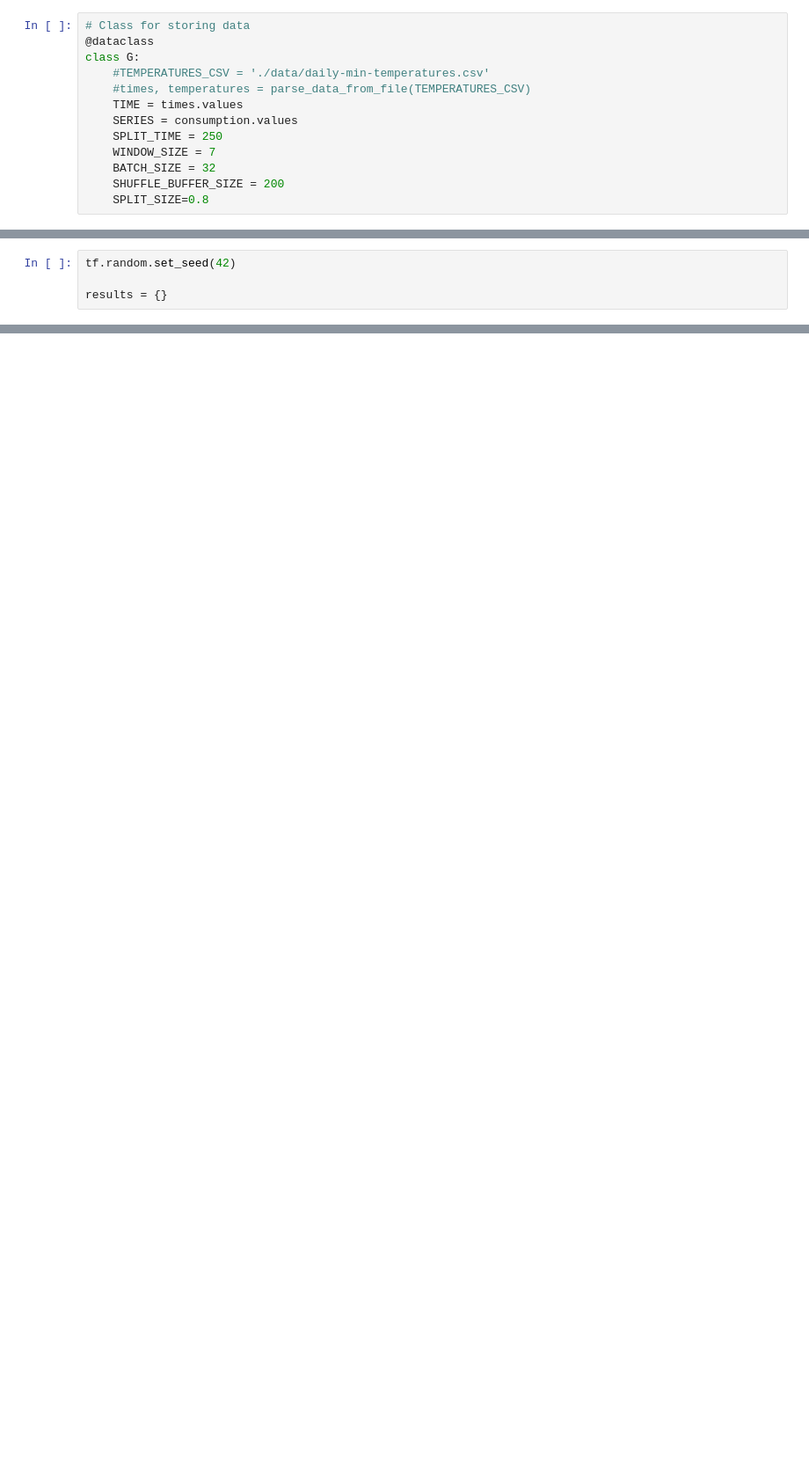
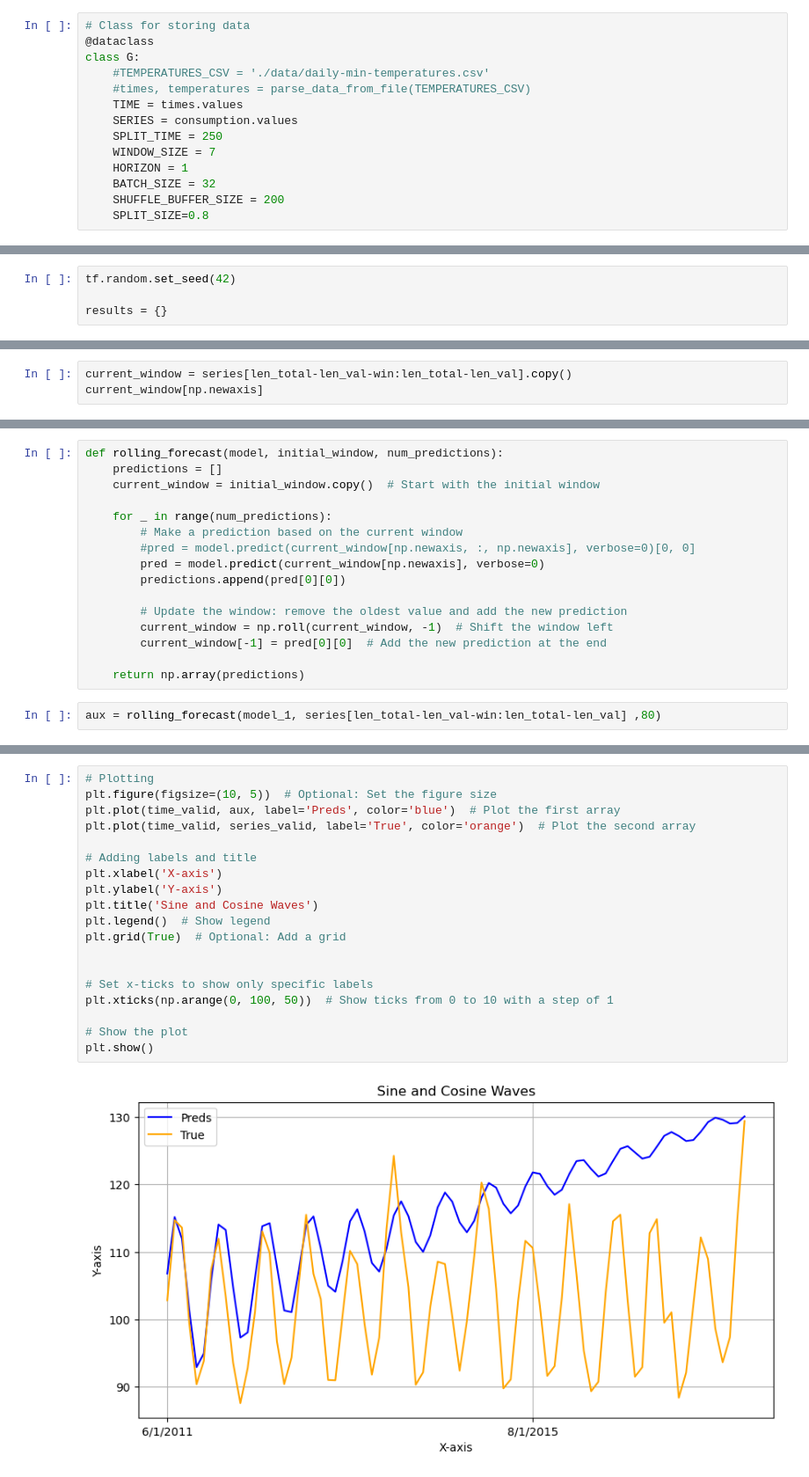
Before and after one commit to MNGARCIA085/Time-Series-with-Deep-Leaning, a Jupyter notebook: Univariate/Electrical Production.ipynb, the cells around one changed output, grey strips where cells are left out. Shown: that part at 88% size. Cells and saved outputs as stored; diff of their text form; blank space fills up the shorter version.

Commit message:
starting with models

```diff
--- a/Univariate/Electrical Production.ipynb
+++ b/Univariate/Electrical Production.ipynb
@@ -139,6 +144,7 @@ class G:
     SERIES = consumption.values
     SPLIT_TIME = 250
     WINDOW_SIZE = 7
+    HORIZON = 1
     BATCH_SIZE = 32
     SHUFFLE_BUFFER_SIZE = 200
     SPLIT_SIZE=0.8
@@ -267,0 +390,3 @@ mae.numpy()
+# %%
+current_window = series[len_total-len_val-win:len_total-len_val].copy()
+current_window[np.newaxis]
@@ -267,0 +400,18 @@ mae.numpy()
+# %%
+def rolling_forecast(model, initial_window, num_predictions):
+    predictions = []
+    current_window = initial_window.copy()  # Start with the initial window
+
+    for _ in range(num_predictions):
+        # Make a prediction based on the current window
+        #pred = model.predict(current_window[np.newaxis, :, np.newaxis], verbose=0)[0, 0]
+        pred = model.predict(current_window[np.newaxis], verbose=0)
+        predictions.append(pred[0][0])
+
+        # Update the window: remove the oldest value and add the new prediction
+        current_window = np.roll(current_window, -1)  # Shift the window left
+        current_window[-1] = pred[0][0]  # Add the new prediction at the end
+
+    return np.array(predictions)
+# %%
+aux = rolling_forecast(model_1, series[len_total-len_val-win:len_total-len_val] ,80)
@@ -267,0 +450,21 @@ mae.numpy()
+# %%
+# Plotting
+plt.figure(figsize=(10, 5))  # Optional: Set the figure size
+plt.plot(time_valid, aux, label='Preds', color='blue')  # Plot the first array
+plt.plot(time_valid, series_valid, label='True', color='orange')  # Plot the second array
+
+# Adding labels and title
+plt.xlabel('X-axis')
+plt.ylabel('Y-axis')
+plt.title('Sine and Cosine Waves')
+plt.legend()  # Show legend
+plt.grid(True)  # Optional: Add a grid
+
+
+# Set x-ticks to show only specific labels
+plt.xticks(np.arange(0, 100, 50))  # Show ticks from 0 to 10 with a step of 1
+
+# Show the plot
+plt.show()
+# %% [output]
+[figure, added]
```
Also changed, not shown: parts of 40 cells of this notebook.
